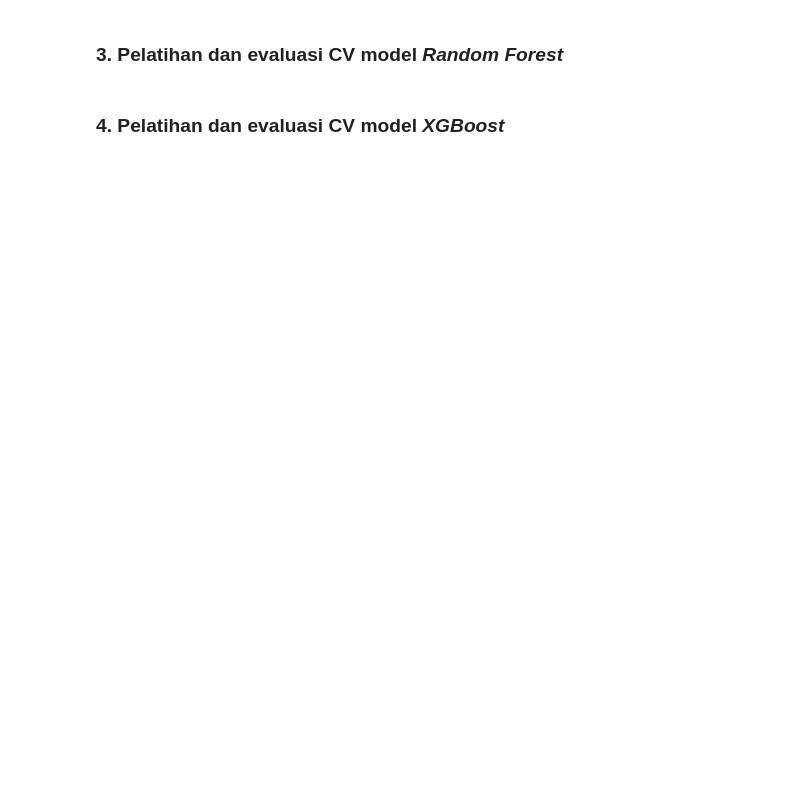
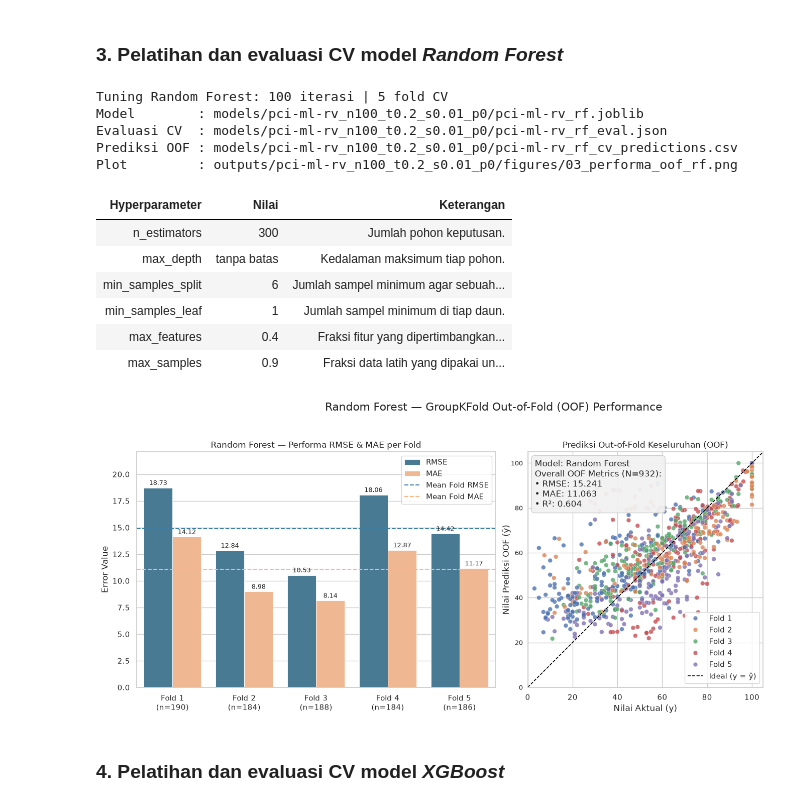
Before and after one commit to naimdoubU/pci-ml, a Jupyter notebook: pci-ml-26.ipynb, the cells around one changed output. Cells and saved outputs as stored; diff of their text form; code cells hidden in the pictures; blank space fills up the shorter version.

```diff
--- a/pci-ml-26.ipynb
+++ b/pci-ml-26.ipynb
@@ -171,34 +196,48 @@ RF_SEARCH_SPACE = {
     "min_samples_leaf": [1, 2],
     "max_features": [0.1, 0.15, 0.2, 0.25, 0.3, 0.4],
     "max_samples": [0.5, 0.6, 0.7, 0.8, 0.9],
 }
 rf_candidates = ParameterSampler(RF_SEARCH_SPACE, n_iter=RF_N_ITER, random_state=SEED)
 rf_best_mae, rf_best_params, rf_oof = best_rf_candidate(
     rf_candidates, train_features, train_pci, SEED, CV_FOLDS
 )
 release("rf_candidates")
 
 # Evaluasi cross-validation dari prediksi out-of-fold
 rf_cv = cv_metrics(train_pci, rf_oof, CV_FOLDS)
 
 # Training model final pada seluruh data latih
 tuned_forest = RandomForestRegressor(**rf_best_params, random_state=SEED, n_jobs=-1)
 tuned_forest.fit(train_features, train_pci)
 
 # Simpan model, input evaluasi, metrik CV, dan prediksi OOF
 save_rf(tuned_forest, DATASET, SPLIT_PARAMS)
 save_eval_inputs("rf", DATASET, SPLIT_PARAMS, rf_best_params, RF_SEARCH_SPACE, rf_best_mae, rf_oof)
 rf_cv_file = save_cv_predictions(
     "rf", DATASET, SPLIT_PARAMS, rf_oof, train_pci, train_road_info, CV_FOLDS
 )
-rf_plot_file = figure_path("03_performa_oof_rf.png", SPLIT_PARAMS)
+rf_plot_file = figure_path("03_performa_oof_rf.png", DATASET, SPLIT_PARAMS)
 print(f"Plot         : {rf_plot_file.relative_to(ROOT_DIR).as_posix()}")
 save_cv_outputs("rf", DATASET, SPLIT_PARAMS, rf_cv, rf_cv_file, rf_plot_file)
 release("tuned_forest")
 
 # Tampilkan hyperparameter terbaik dan gambar plot CV (tanpa data test)
 display(HTML(rf_param_table(rf_best_params, RF_SEARCH_SPACE)))
 plot_cv_oof(train_pci, rf_oof, CV_FOLDS, model_name="Random Forest", save_path=rf_plot_file)
+# %% [output]
+Tuning Random Forest: 100 iterasi | 5 fold CV
+Model        : models/pci-ml-rv_n100_t0.2_s0.01_p0/pci-ml-rv_rf.joblib
+Evaluasi CV  : models/pci-ml-rv_n100_t0.2_s0.01_p0/pci-ml-rv_rf_eval.json
+Prediksi OOF : models/pci-ml-rv_n100_t0.2_s0.01_p0/pci-ml-rv_rf_cv_predictions.csv
+Plot         : outputs/pci-ml-rv_n100_t0.2_s0.01_p0/figures/03_performa_oof_rf.png
+| Hyperparameter | Nilai | Keterangan |
+| n_estimators | 300 | Jumlah pohon keputusan. |
+| max_depth | tanpa batas | Kedalaman maksimum tiap pohon. |
+| min_samples_split | 6 | Jumlah sampel minimum agar sebuah... |
+| min_samples_leaf | 1 | Jumlah sampel minimum di tiap daun. |
+| max_features | 0.4 | Fraksi fitur yang dipertimbangkan... |
+| max_samples | 0.9 | Fraksi data latih yang dipakai un... |
+[figure, added]
 # %% [markdown]
 ### **4. Pelatihan dan evaluasi CV model *XGBoost***
 # %%
```
Also changed, not shown: parts of 9 cells of this notebook, 39 other files.
